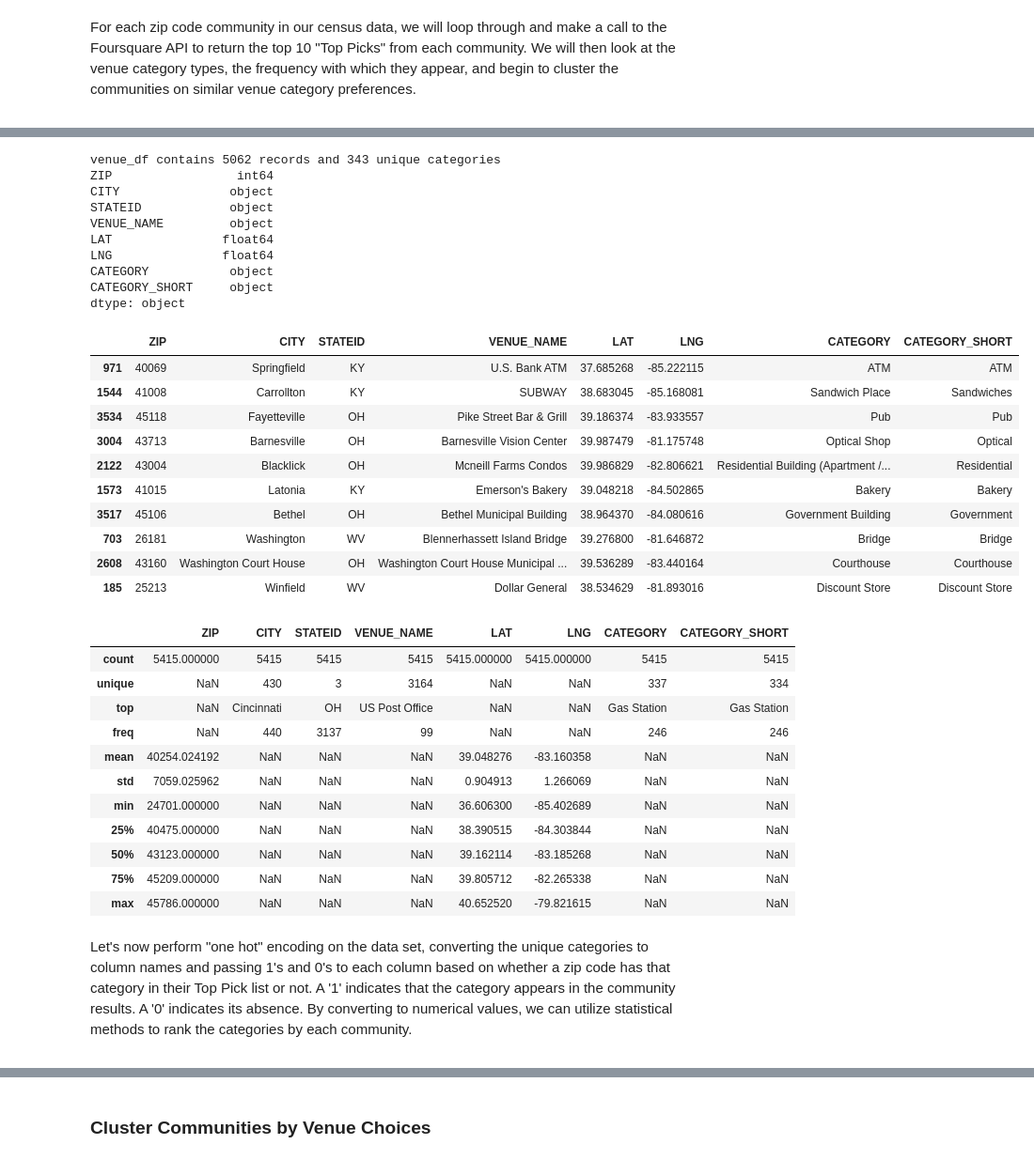
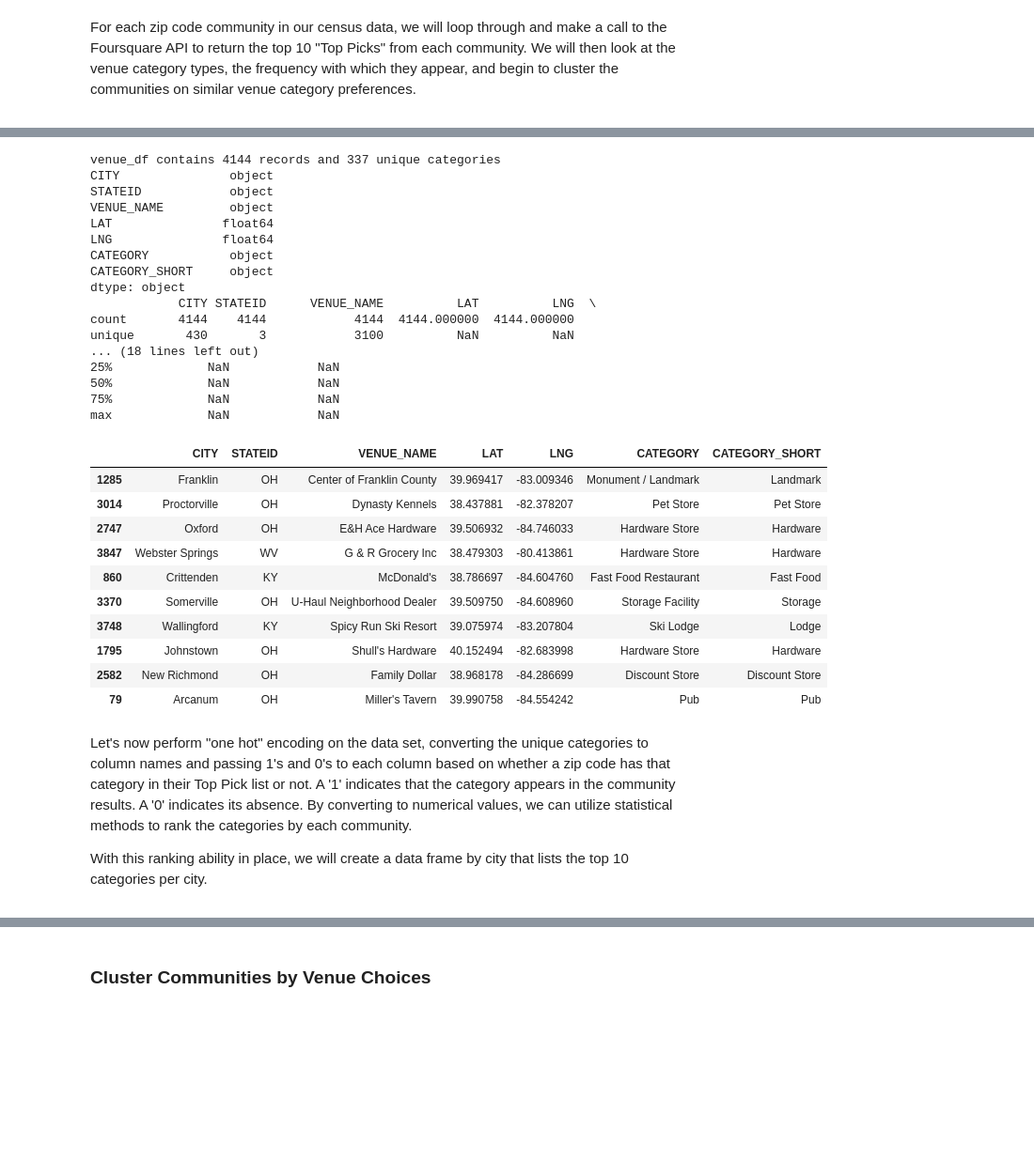
Before and after one commit to rsq215/Coursera_Capstone, a Jupyter notebook: RQueen Capstone Final Project - Part II.ipynb, the cells around one changed output, grey strips where cells are left out. Shown at 94% size. Drawn from its saved outputs; the diff is of its cells as text; code cells hidden in the pictures; blank space fills up the shorter version.

```diff
--- a/RQueen Capstone Final Project - Part II.ipynb
+++ b/RQueen Capstone Final Project - Part II.ipynb
@@ -545,11 +560,11 @@ print(f'{census_df.shape[0]} census records loaded from the clustered census dat
 import requests
 import numpy as np
 # Create function to pull back top venue choices for each community in the census dataframe
-def top_picks(loczips, loccities, locstates, limit=10):
-    ''' Accept series of zip codes, cities, and states - return top [LIMIT] venues in that community from Foursquare API '''
+def top_picks(loccities, locstates, limit=10):
+    ''' Accept series of cities, and states - return top [LIMIT] venues in that community from Foursquare API '''
     venues_list = []
     # Loop through each location and build venues list of results
-    for loczip, loccity, locstate in zip(loczips, loccities, locstates):
+    for loccity, locstate in zip(loccities, locstates):
         try:
             loc = f'{loccity} {locstate}'
             url = f'https://api.foursquare.com/v2/venues/search?client_id={client_id}&client_secret={client_secret}&v={version}&near={loc}&limit={limit}&q=Top Picks'
@@ -559,7 +574,6 @@ def top_picks(loczips, loccities, locstates, limit=10):
             for v in results:
                 try:
                     venues_list.append([(
-                        loczip,
                         loccity,
                         locstate,
                         v['name'],
@@ -575,56 +589,52 @@ def top_picks(loczips, loccities, locstates, limit=10):
 
     # Build data frame
     venue_df = pd.DataFrame([item for venue_list in venues_list for item in venue_list])
-    venue_df.columns = ['ZIP','CITY','STATEID','VENUE_NAME','LAT','LNG','CATEGORY','CATEGORY_SHORT']
+    venue_df.columns = ['CITY','STATEID','VENUE_NAME','LAT','LNG','CATEGORY','CATEGORY_SHORT']
 
     return(venue_df)
 # %%
-venue_df = top_picks(loczips=census_df['ZIP'], loccities=census_df['CITY'], locstates=census_df['STATEID'])
+# Utilize created function to pull back Top Picks for each of our grouped cities
+venue_df = top_picks(loccities=lookup_df['CITY'], locstates=lookup_df['STATEID'])
 print(f"venue_df contains {venue_df.shape[0]} records and {len(venue_df['CATEGORY'].unique())} unique categories")
 print(venue_df.dtypes)
+print(venue_df.describe(include='all'))
 venue_df.sample(10)
 # %% [output]
-venue_df contains 5062 records and 343 unique categories
-ZIP                 int64
+venue_df contains 4144 records and 337 unique categories
 CITY               object
 STATEID            object
 VENUE_NAME         object
 LAT               float64
 LNG               float64
 CATEGORY           object
 CATEGORY_SHORT     object
 dtype: object
+            CITY STATEID      VENUE_NAME          LAT          LNG  \
+count       4144    4144            4144  4144.000000  4144.000000
+unique       430       3            3100          NaN          NaN
+... (18 lines left out)
+25%             NaN            NaN
+50%             NaN            NaN
+75%             NaN            NaN
+max             NaN            NaN
-|  | ZIP | CITY | STATEID | VENUE_NAME | LAT | LNG | CATEGORY | CATEGORY_SHORT |
-| 971 | 40069 | Springfield | KY | U.S. Bank ATM | 37.685268 | -85.222115 | ATM | ATM |
-| 1544 | 41008 | Carrollton | KY | SUBWAY | 38.683045 | -85.168081 | Sandwich Place | Sandwiches |
-| 3534 | 45118 | Fayetteville | OH | Pike Street Bar & Grill | 39.186374 | -83.933557 | Pub | Pub |
-| 3004 | 43713 | Barnesville | OH | Barnesville Vision Center | 39.987479 | -81.175748 | Optical Shop | Optical |
-| 2122 | 43004 | Blacklick | OH | Mcneill Farms Condos | 39.986829 | -82.806621 | Residential Building (Apartment /... | Residential |
-| 1573 | 41015 | Latonia | KY | Emerson's Bakery | 39.048218 | -84.502865 | Bakery | Bakery |
-| 3517 | 45106 | Bethel | OH | Bethel Municipal Building | 38.964370 | -84.080616 | Government Building | Government |
-| 703 | 26181 | Washington | WV | Blennerhassett Island Bridge | 39.276800 | -81.646872 | Bridge | Bridge |
-| 2608 | 43160 | Washington Court House | OH | Washington Court House Municipal ... | 39.536289 | -83.440164 | Courthouse | Courthouse |
-| 185 | 25213 | Winfield | WV | Dollar General | 38.534629 | -81.893016 | Discount Store | Discount Store |
+|  | CITY | STATEID | VENUE_NAME | LAT | LNG | CATEGORY | CATEGORY_SHORT |
+| 1285 | Franklin | OH | Center of Franklin County | 39.969417 | -83.009346 | Monument / Landmark | Landmark |
+| 3014 | Proctorville | OH | Dynasty Kennels | 38.437881 | -82.378207 | Pet Store | Pet Store |
+| 2747 | Oxford | OH | E&H Ace Hardware | 39.506932 | -84.746033 | Hardware Store | Hardware |
+| 3847 | Webster Springs | WV | G & R Grocery Inc | 38.479303 | -80.413861 | Hardware Store | Hardware |
+| 860 | Crittenden | KY | McDonald's | 38.786697 | -84.604760 | Fast Food Restaurant | Fast Food |
+| 3370 | Somerville | OH | U-Haul Neighborhood Dealer | 39.509750 | -84.608960 | Storage Facility | Storage |
+| 3748 | Wallingford | KY | Spicy Run Ski Resort | 39.075974 | -83.207804 | Ski Lodge | Lodge |
+| 1795 | Johnstown | OH | Shull's Hardware | 40.152494 | -82.683998 | Hardware Store | Hardware |
+| 2582 | New Richmond | OH | Family Dollar | 38.968178 | -84.286699 | Discount Store | Discount Store |
+| 79 | Arcanum | OH | Miller's Tavern | 39.990758 | -84.554242 | Pub | Pub |
-# %%
-venue_df = pd.read_csv(fsq_venues)
-venue_df.describe(include='all')
-# %% [output]
-|  | ZIP | CITY | STATEID | VENUE_NAME | LAT | LNG | CATEGORY | CATEGORY_SHORT |
-| count | 5415.000000 | 5415 | 5415 | 5415 | 5415.000000 | 5415.000000 | 5415 | 5415 |
-| unique | NaN | 430 | 3 | 3164 | NaN | NaN | 337 | 334 |
-| top | NaN | Cincinnati | OH | US Post Office | NaN | NaN | Gas Station | Gas Station |
-| freq | NaN | 440 | 3137 | 99 | NaN | NaN | 246 | 246 |
-| mean | 40254.024192 | NaN | NaN | NaN | 39.048276 | -83.160358 | NaN | NaN |
-| std | 7059.025962 | NaN | NaN | NaN | 0.904913 | 1.266069 | NaN | NaN |
-| min | 24701.000000 | NaN | NaN | NaN | 36.606300 | -85.402689 | NaN | NaN |
-| 25% | 40475.000000 | NaN | NaN | NaN | 38.390515 | -84.303844 | NaN | NaN |
-| 50% | 43123.000000 | NaN | NaN | NaN | 39.162114 | -83.185268 | NaN | NaN |
-| 75% | 45209.000000 | NaN | NaN | NaN | 39.805712 | -82.265338 | NaN | NaN |
-| max | 45786.000000 | NaN | NaN | NaN | 40.652520 | -79.821615 | NaN | NaN |
 # %% [markdown]
 <div style="margin: 0 auto; width:1000px;">
     <p>
         Let's now perform "one hot" encoding on the data set, converting the unique categories to column names and passing 1's and 0's to each column based on whether a zip code has that category in their Top Pick list or not.  A '1' indicates that the category appears in the community results.  A '0' indicates its absence.  By converting to numerical values, we can utilize statistical methods to rank the categories by each community.
     </p>
+    <p>
+        With this ranking ability in place, we will create a data frame by city that lists the top 10 categories per city.
+    </p>
 </div>
 # %%
```
Also changed, not shown: parts of 30 cells of this notebook.
